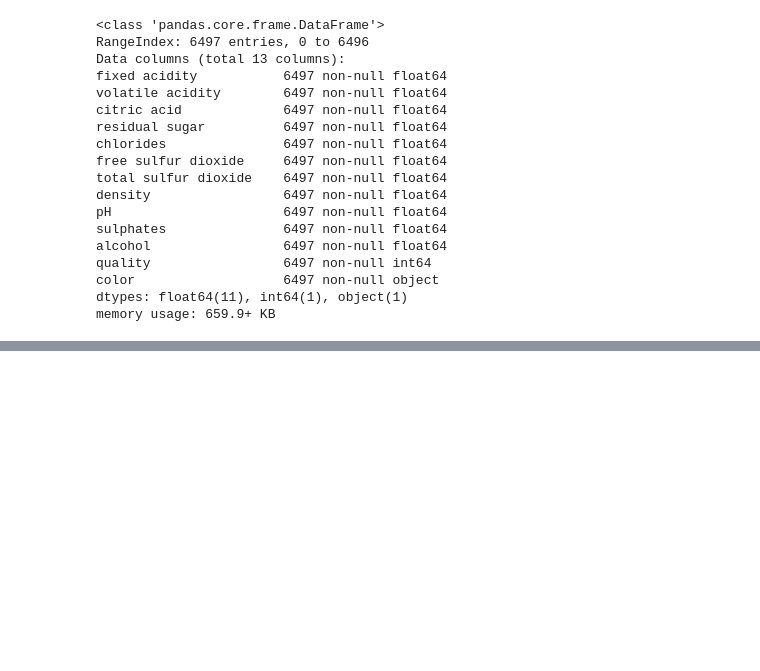
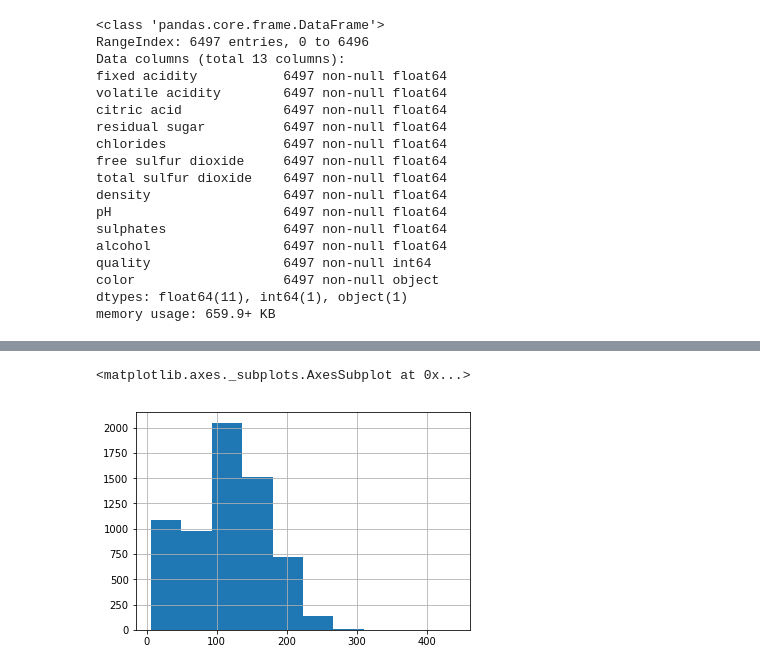
Before and after one commit to AprilYoungs/python-tools, a Jupyter notebook: wine_analize/case_one_wine_analize.ipynb, the cells around one changed output, grey strips where cells are left out. Drawn from its saved outputs; the diff is of its cells as text; code cells hidden in the pictures; blank space fills up the shorter version.

```diff
--- a/wine_analize/case_one_wine_analize.ipynb
+++ b/wine_analize/case_one_wine_analize.ipynb
@@ -266,0 +362,5 @@ memory usage: 659.9+ KB
+# %%
+df['total_sulfur_dioxide'].hist()
+# %% [output]
+<matplotlib.axes._subplots.AxesSubplot at 0x...>
+[figure, added]
```
Also changed, not shown: parts of 66 cells of this notebook, 1 other file.
